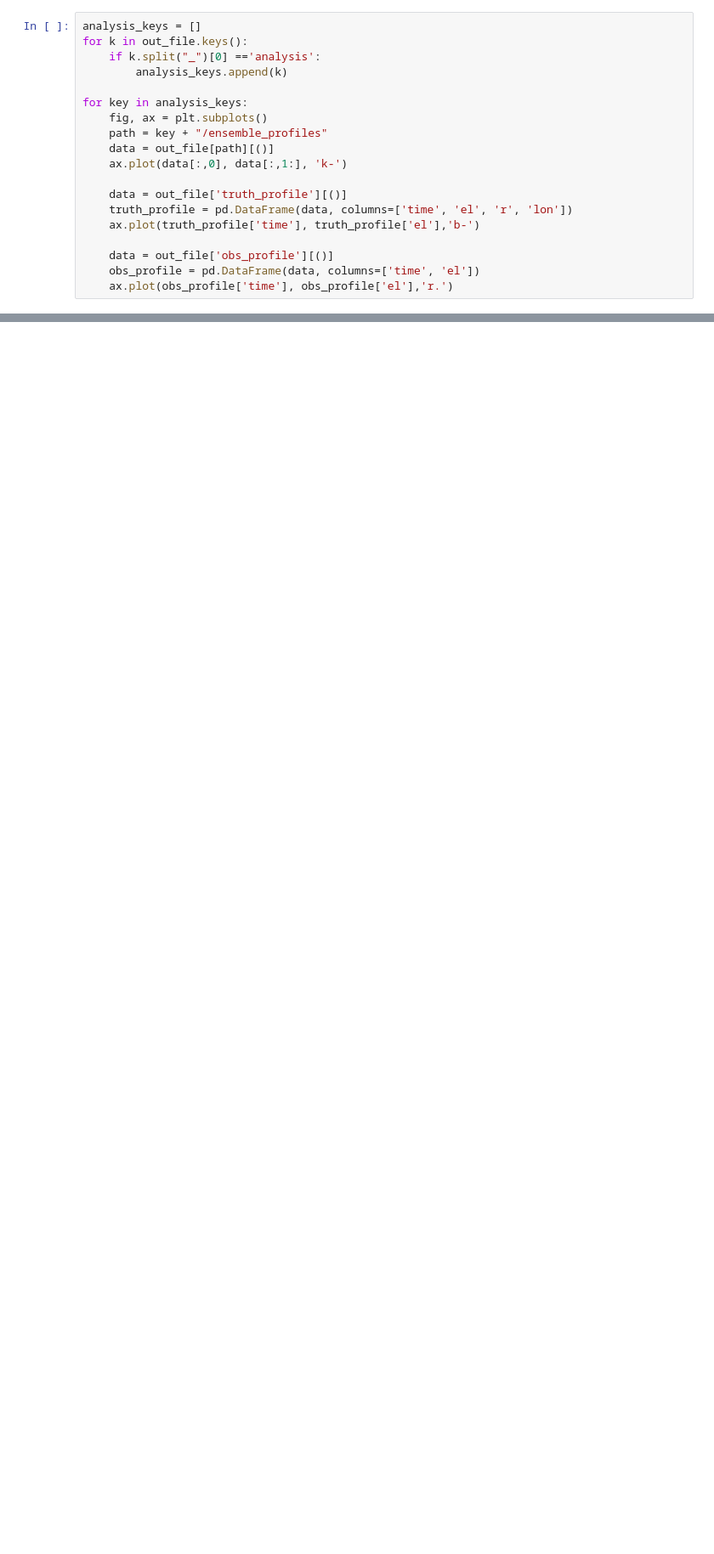
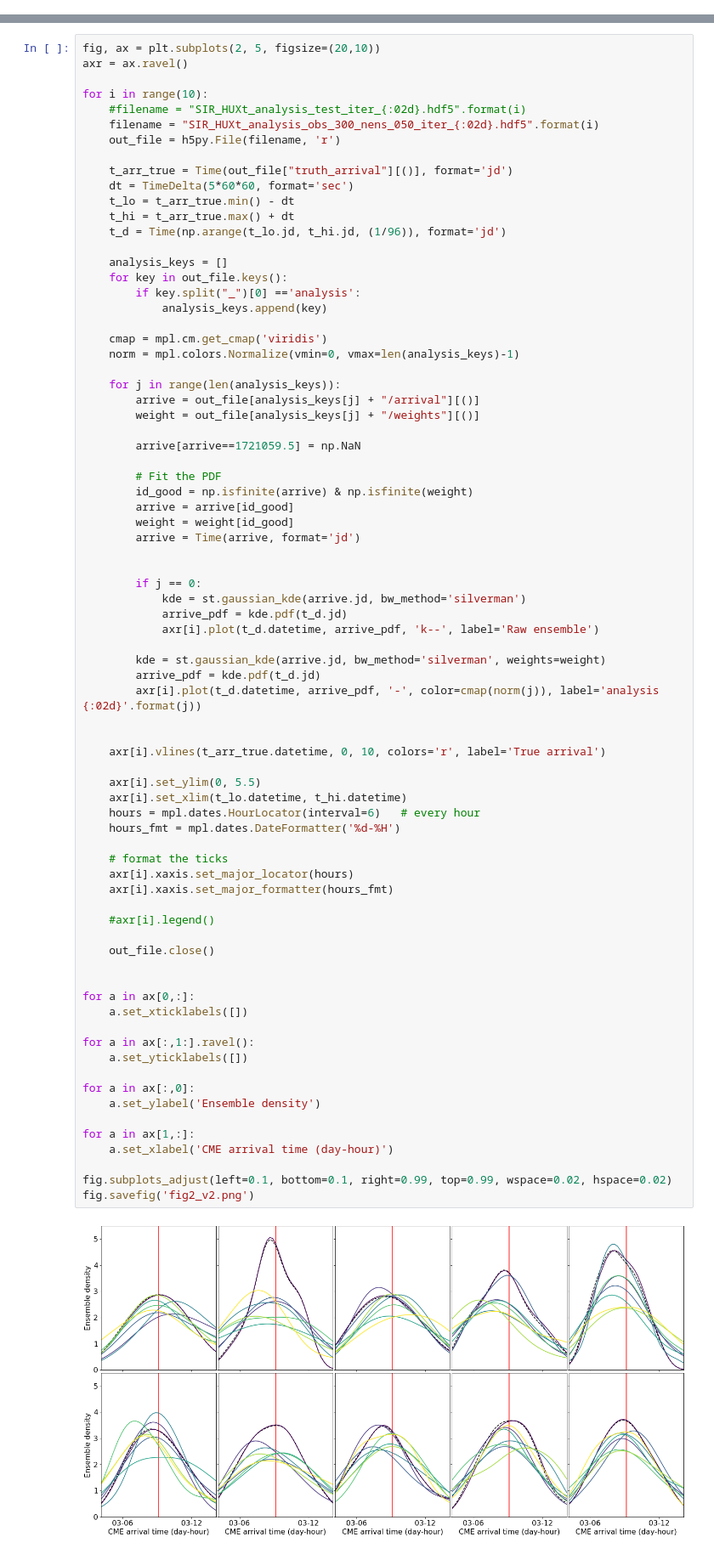
Before and after one commit to LukeBarnard/SIR_HUXt, a Jupyter notebook: code/SIR_HUXt.ipynb, the cells around one changed output, grey strips where cells are left out. Shown at 85% size. Cells and saved outputs as stored; diff of their text form; blank space fills up the shorter version.

```diff
--- a/code/SIR_HUXt.ipynb
+++ b/code/SIR_HUXt.ipynb
@@ -354,22 +359,3 @@ for kkk in range(5):
     out_file.close()
 # %% [output]
 Files already exist for CR2065
-# %%
-analysis_keys = []
-for k in out_file.keys():
-    if k.split("_")[0] =='analysis':
-        analysis_keys.append(k)
-
-for key in analysis_keys:
-    fig, ax = plt.subplots()
-    path = key + "/ensemble_profiles"
-    data = out_file[path][()]
-    ax.plot(data[:,0], data[:,1:], 'k-')
-
-    data = out_file['truth_profile'][()]
-    truth_profile = pd.DataFrame(data, columns=['time', 'el', 'r', 'lon'])
-    ax.plot(truth_profile['time'], truth_profile['el'],'b-')
-
-    data = out_file['obs_profile'][()]
-    obs_profile = pd.DataFrame(data, columns=['time', 'el'])
-    ax.plot(obs_profile['time'], obs_profile['el'],'r.')
@@ -377,0 +436,78 @@ TypeError: Not a location id (invalid object ID)
+# %%
+fig, ax = plt.subplots(2, 5, figsize=(20,10))
+axr = ax.ravel()
+
+for i in range(10):
+    #filename = "SIR_HUXt_analysis_test_iter_{:02d}.hdf5".format(i)
+    filename = "SIR_HUXt_analysis_obs_300_nens_050_iter_{:02d}.hdf5".format(i)
+    out_file = h5py.File(filename, 'r')
+
+    t_arr_true = Time(out_file["truth_arrival"][()], format='jd')
+    dt = TimeDelta(5*60*60, format='sec')
+    t_lo = t_arr_true.min() - dt
+    t_hi = t_arr_true.max() + dt
+    t_d = Time(np.arange(t_lo.jd, t_hi.jd, (1/96)), format='jd')
+
+    analysis_keys = []
+    for key in out_file.keys():
+        if key.split("_")[0] =='analysis':
+            analysis_keys.append(key)
+
+    cmap = mpl.cm.get_cmap('viridis')
+    norm = mpl.colors.Normalize(vmin=0, vmax=len(analysis_keys)-1)
+
+    for j in range(len(analysis_keys)):
+        arrive = out_file[analysis_keys[j] + "/arrival"][()]
+        weight = out_file[analysis_keys[j] + "/weights"][()]
+
+        arrive[arrive==1721059.5] = np.NaN
+
+        # Fit the PDF
+        id_good = np.isfinite(arrive) & np.isfinite(weight)
+        arrive = arrive[id_good]
+        weight = weight[id_good]
+        arrive = Time(arrive, format='jd')
+
+
+        if j == 0:
+            kde = st.gaussian_kde(arrive.jd, bw_method='silverman')
+            arrive_pdf = kde.pdf(t_d.jd)
+            axr[i].plot(t_d.datetime, arrive_pdf, 'k--', label='Raw ensemble')
+
+        kde = st.gaussian_kde(arrive.jd, bw_method='silverman', weights=weight)
+        arrive_pdf = kde.pdf(t_d.jd)
+        axr[i].plot(t_d.datetime, arrive_pdf, '-', color=cmap(norm(j)), label='analysis {:02d}'.format(j))
+
+
+    axr[i].vlines(t_arr_true.datetime, 0, 10, colors='r', label='True arrival')
+
+    axr[i].set_ylim(0, 5.5)
+    axr[i].set_xlim(t_lo.datetime, t_hi.datetime)
+    hours = mpl.dates.HourLocator(interval=6)   # every hour
+    hours_fmt = mpl.dates.DateFormatter('%d-%H')
+
+    # format the ticks
+    axr[i].xaxis.set_major_locator(hours)
+    axr[i].xaxis.set_major_formatter(hours_fmt)
+
+    #axr[i].legend()
+
+    out_file.close()
+
+
+for a in ax[0,:]:
+    a.set_xticklabels([])
+
+for a in ax[:,1:].ravel():
+    a.set_yticklabels([])
+
+for a in ax[:,0]:
+    a.set_ylabel('Ensemble density')
+
+for a in ax[1,:]:
+    a.set_xlabel('CME arrival time (day-hour)')
+
+fig.subplots_adjust(left=0.1, bottom=0.1, right=0.99, top=0.99, wspace=0.02, hspace=0.02)
+fig.savefig('fig2_v2.png')
+# %% [output]
+[figure, added]
```
Also changed, not shown: parts of 7 cells of this notebook, 1 other file.
